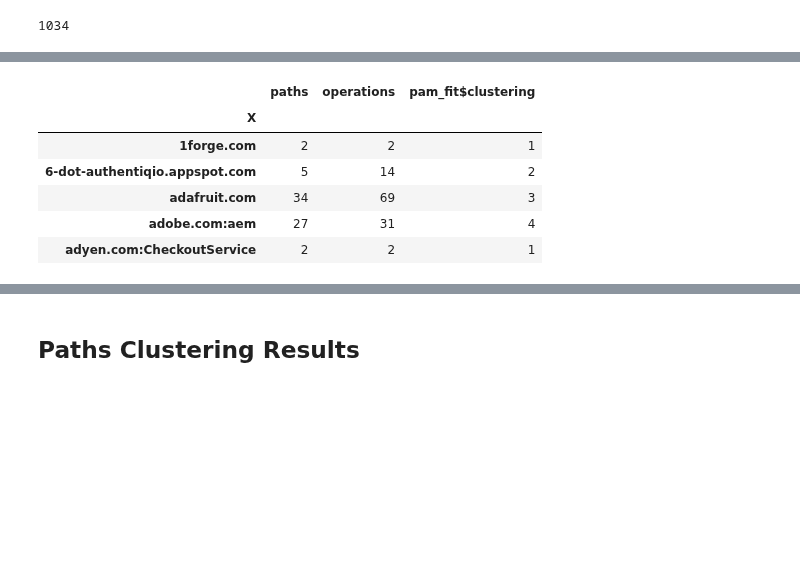
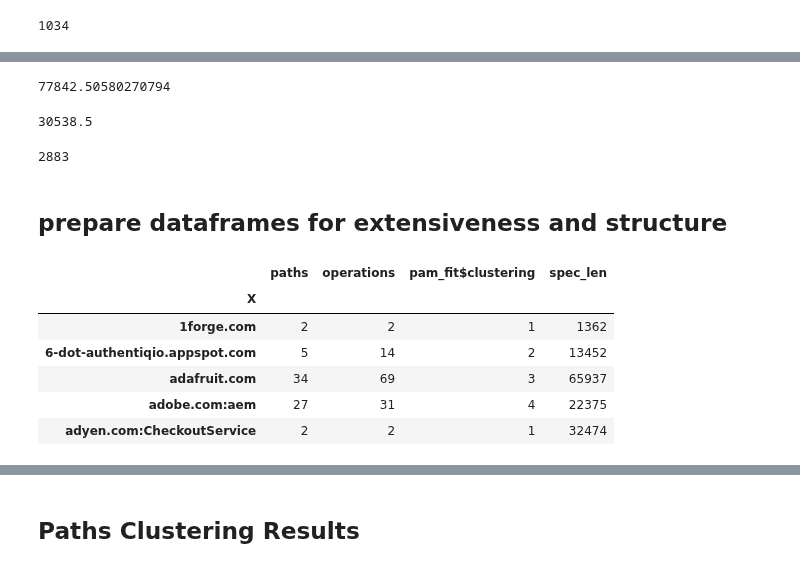
Before and after one commit to pmanlukas/thesisdata, a Jupyter notebook: Analyse Cluster.ipynb, the cells around one changed output, grey strips where cells are left out. Drawn from its saved outputs; the diff is of its cells as text; code cells hidden in the pictures; blank space fills up the shorter version.

```diff
--- a/Analyse Cluster.ipynb
+++ b/Analyse Cluster.ipynb
@@ -23,0 +26,7 @@ len(keys)
+# %%
+specs_string = dict()
+
+for spec in specs:
+    str_spec = json.dumps(specs[spec])
+    specs_string[spec] = str_spec
+print(len(specs_string.keys()))
@@ -23,0 +38,6 @@ len(keys)
+# %%
+spec_len = list()
+for spec in specs_string:
+    length = len(specs_string[spec])
+    spec_len.append(length)
+print(len(spec_len))
@@ -23,0 +56,15 @@ len(keys)
+# %%
+#mean length of spec
+np.mean(spec_len)
+# %% [output]
+77842.50580270794
+# %%
+#median length of spec
+np.median(spec_len)
+# %% [output]
+30538.5
+# %%
+#mode of list
+max(set(spec_len), key=spec_len.count)
+# %% [output]
+2883
@@ -24,15 +74,18 @@ len(keys)
+# %% [markdown]
+## prepare dataframes for extensiveness and structure
 # %%
 pathdf = pd.read_csv('PAMpath0518.csv',index_col='X')
 pathdf = pathdf.iloc[:,1:]
+pathdf['spec_len'] = spec_len
 pathdf.head()
 # %% [output]
-|  | paths | operations | pam_fit$clustering |
-| X |  |  |  |
-| 1forge.com | 2 | 2 | 1 |
-| 6-dot-authentiqio.appspot.com | 5 | 14 | 2 |
-| adafruit.com | 34 | 69 | 3 |
-| adobe.com:aem | 27 | 31 | 4 |
-| adyen.com:CheckoutService | 2 | 2 | 1 |
+|  | paths | operations | pam_fit$clustering | spec_len |
+| X |  |  |  |  |
+| 1forge.com | 2 | 2 | 1 | 1362 |
+| 6-dot-authentiqio.appspot.com | 5 | 14 | 2 | 13452 |
+| adafruit.com | 34 | 69 | 3 | 65937 |
+| adobe.com:aem | 27 | 31 | 4 | 22375 |
+| adyen.com:CheckoutService | 2 | 2 | 1 | 32474 |
 # %%
 structdf = pd.read_csv('PAMcomplete0518.csv',index_col='X')
 structdf = structdf.iloc[:,1:]
```
Also changed, not shown: parts of 25 cells of this notebook, 14 other files.
